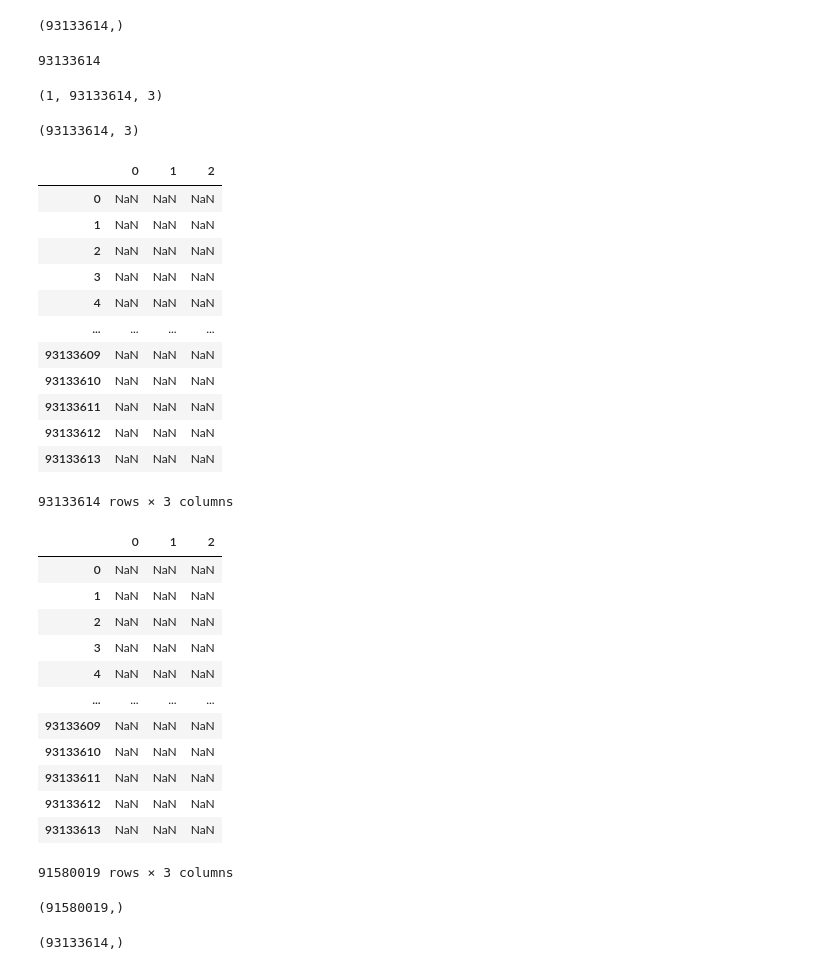
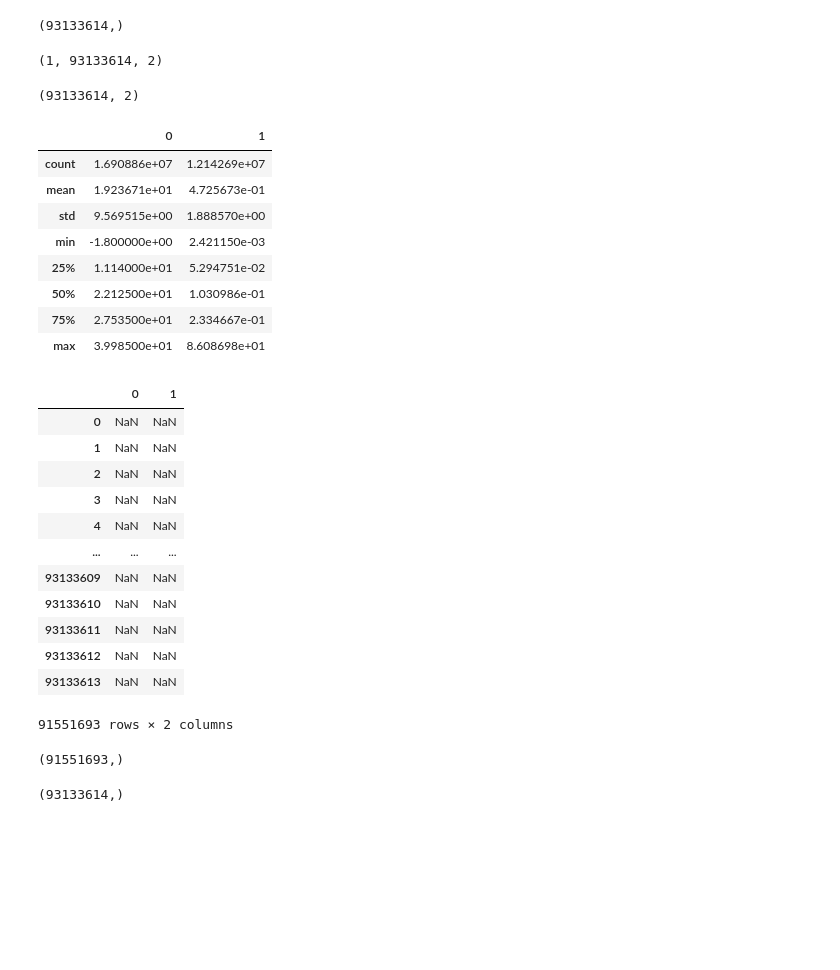
Before and after one commit to alisonpchase/predict-diatoms, a Jupyter notebook: deploy_trained_model.ipynb, the cells around one changed output. Drawn from its saved outputs; the diff is of its cells as text; code cells hidden in the pictures; blank space fills up the shorter version.

```diff
--- a/deploy_trained_model.ipynb
+++ b/deploy_trained_model.ipynb
@@ -110,6 +91,6 @@ bbp_ds.bbp_443.plot(x='lon', vmin=0, vmax=0.01)
 # %%
-# concatenate the three datasets of variables into one dataset
-ds = xr.merge([chl_ds,sst_ds,bbp_ds], compat='override')
+# concatenate the two datasets of variables into one dataset
+ds = xr.merge([chl_ds,sst_ds], compat='override')  #,bbp_ds
 # %%
 ds
 # %% [output]
@@ -185,39 +145,31 @@ sst.shape
 chla.shape
 # %% [output]
 (93133614,)
-# %%
-bbp.size
-# %% [output]
-93133614
 # %%
-inputs = np.dstack((sst,chla,bbp)) #lat,
+inputs = np.dstack((sst,chla)) #lat,,bbp
 # %%
 inputs.shape
 # %% [output]
-(1, 93133614, 3)
+(1, 93133614, 2)
 # %%
 inputs = np.squeeze(inputs)
 # %%
 inputs.shape
 # %% [output]
-(93133614, 3)
+(93133614, 2)
 # %%
 test = pd.DataFrame(inputs)
-test
+test.describe()
 # %% [output]
-|  | 0 | 1 | 2 |
-| 0 | NaN | NaN | NaN |
-| 1 | NaN | NaN | NaN |
-| 2 | NaN | NaN | NaN |
-| 3 | NaN | NaN | NaN |
-| 4 | NaN | NaN | NaN |
-| ... | ... | ... | ... |
-| 93133609 | NaN | NaN | NaN |
-| 93133610 | NaN | NaN | NaN |
-| 93133611 | NaN | NaN | NaN |
-| 93133612 | NaN | NaN | NaN |
-| 93133613 | NaN | NaN | NaN |
+|  | 0 | 1 |
+| count | 1.690886e+07 | 1.214269e+07 |
+| mean | 1.923671e+01 | 4.725673e-01 |
+| std | 9.569515e+00 | 1.888570e+00 |
+| min | -1.800000e+00 | 2.421150e-03 |
+| 25% | 1.114000e+01 | 5.294751e-02 |
+| 50% | 2.212500e+01 | 1.030986e-01 |
+| 75% | 2.753500e+01 | 2.334667e-01 |
+| max | 3.998500e+01 | 8.608698e+01 |
-93133614 rows × 3 columns
 # %%
 # store dropped rows in a different data frame
 dropped_rows = test[test.isna().any(axis=1)]
@@ -229,24 +182,24 @@ pred = pd.DataFrame(pred)
 # %%
 dropped_rows
 # %% [output]
-|  | 0 | 1 | 2 |
-| 0 | NaN | NaN | NaN |
-| 1 | NaN | NaN | NaN |
-| 2 | NaN | NaN | NaN |
-| 3 | NaN | NaN | NaN |
-| 4 | NaN | NaN | NaN |
-| ... | ... | ... | ... |
-| 93133609 | NaN | NaN | NaN |
-| 93133610 | NaN | NaN | NaN |
-| 93133611 | NaN | NaN | NaN |
-| 93133612 | NaN | NaN | NaN |
-| 93133613 | NaN | NaN | NaN |
+|  | 0 | 1 |
+| 0 | NaN | NaN |
+| 1 | NaN | NaN |
+| 2 | NaN | NaN |
+| 3 | NaN | NaN |
+| 4 | NaN | NaN |
+| ... | ... | ... |
+| 93133609 | NaN | NaN |
+| 93133610 | NaN | NaN |
+| 93133611 | NaN | NaN |
+| 93133612 | NaN | NaN |
+| 93133613 | NaN | NaN |
-91580019 rows × 3 columns
+91551693 rows × 2 columns
 # %%
 foo = dropped_rows[0]
 foo.shape
 # %% [output]
-(91580019,)
+(91551693,)
 # %%
 # add dropped rows back to the dataframe with indexing preserved
 pred_df = pd.concat([pred, dropped_rows[0]], ignore_index=False)
```
Also changed, not shown: parts of 32 cells of this notebook, 1 other file.
